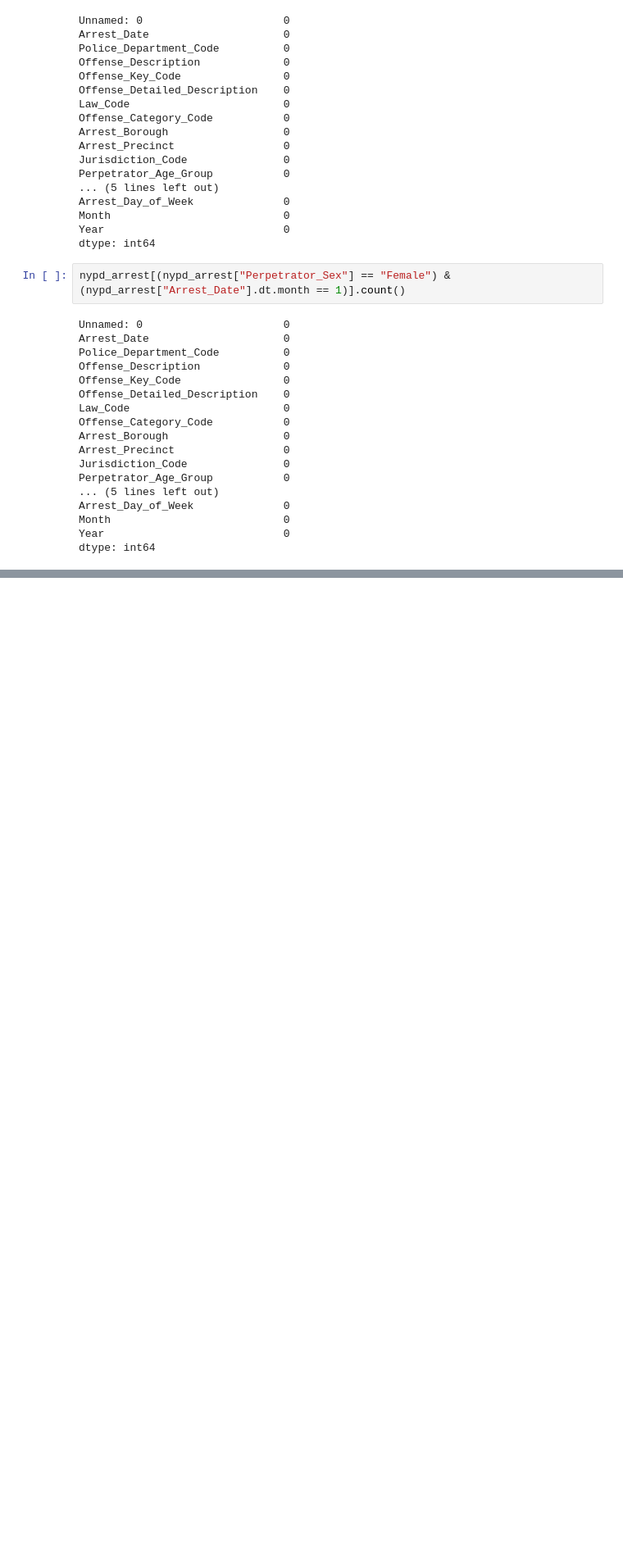
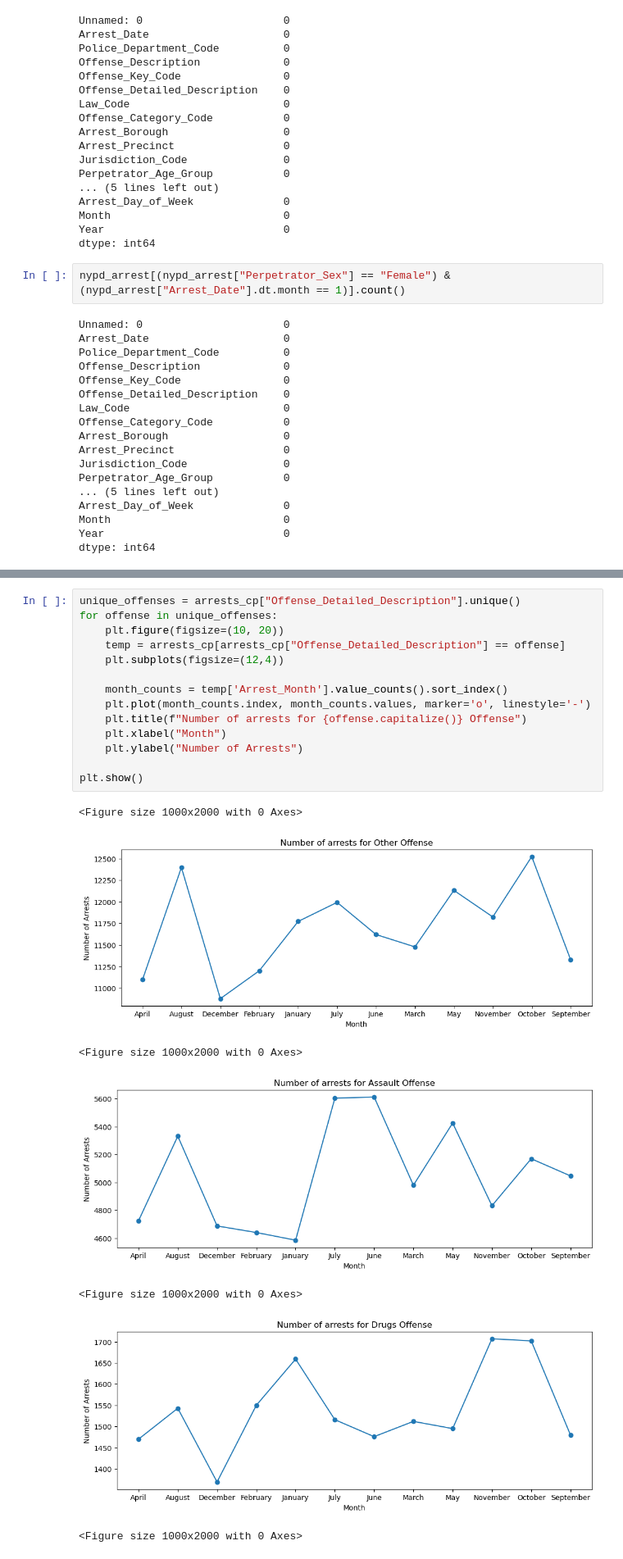
Before and after one commit to abhinna1/CSE4-587-Data-Intensive-Computing, a Jupyter notebook: src/EDA.ipynb, the cells around one changed output, grey strips where cells are left out. Shown at 82% size. Cells and saved outputs as stored; diff of their text form; blank space fills up the shorter version.

```diff
--- a/src/EDA.ipynb
+++ b/src/EDA.ipynb
@@ -275,0 +312,22 @@ dtype: int64
+# %%
+unique_offenses = arrests_cp["Offense_Detailed_Description"].unique()
+for offense in unique_offenses:
+    plt.figure(figsize=(10, 20))
+    temp = arrests_cp[arrests_cp["Offense_Detailed_Description"] == offense]
+    plt.subplots(figsize=(12,4))
+
+    month_counts = temp['Arrest_Month'].value_counts().sort_index()
+    plt.plot(month_counts.index, month_counts.values, marker='o', linestyle='-')
+    plt.title(f"Number of arrests for {offense.capitalize()} Offense")
+    plt.xlabel("Month")
+    plt.ylabel("Number of Arrests")
+
+plt.show()
+# %% [output]
+<Figure size 1000x2000 with 0 Axes>
+[figure, added]
+<Figure size 1000x2000 with 0 Axes>
+[figure, added]
+<Figure size 1000x2000 with 0 Axes>
+[figure, added]
+<Figure size 1000x2000 with 0 Axes>
```
Also changed, not shown: parts of 2 cells of this notebook.
